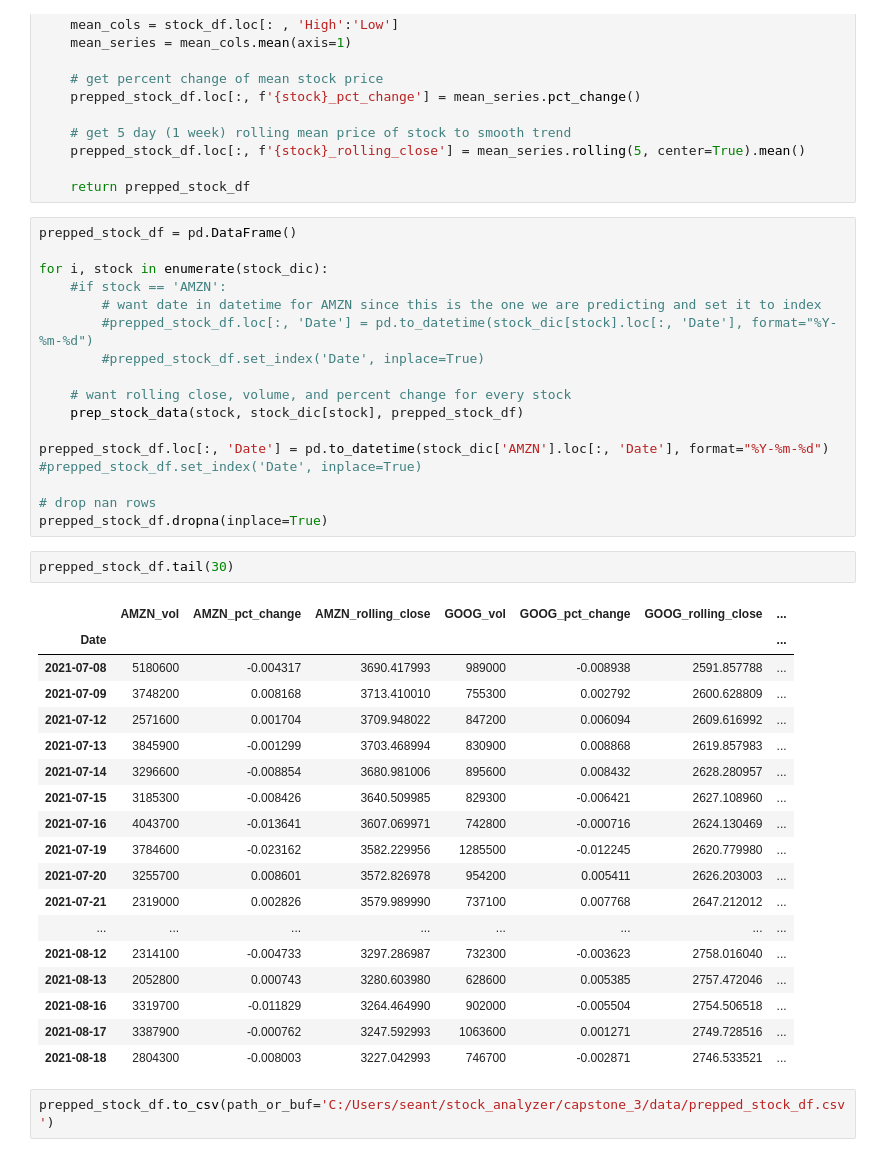
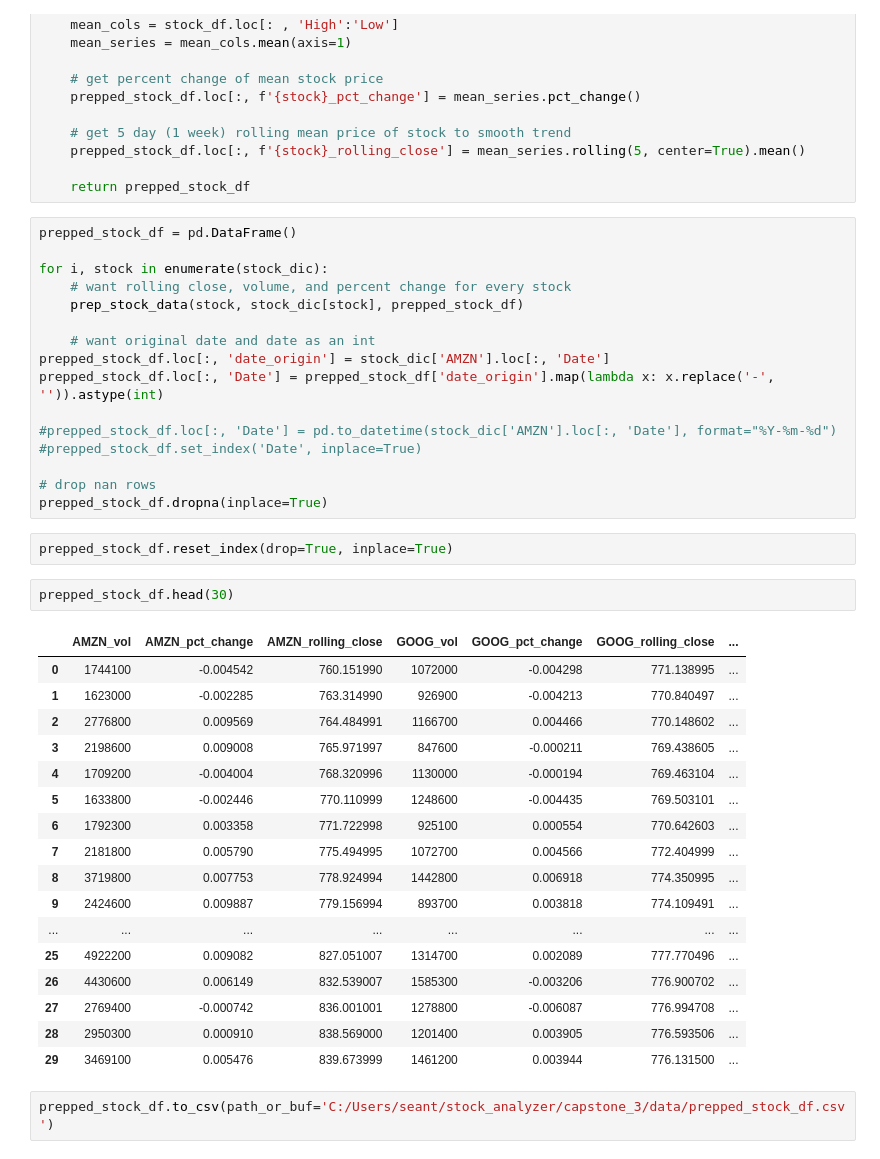
Before and after one commit to seantanken/GalvanizeRepo, a Jupyter notebook: stock_analyzer/data_prep.ipynb, the cells around one changed output. Cells and saved outputs as stored; diff of their text form.

Commit message:
finished data prep with correct date format and holdout set

```diff
--- a/stock_analyzer/data_prep.ipynb
+++ b/stock_analyzer/data_prep.ipynb
@@ -64,40 +64,40 @@ def prep_stock_data(stock, stock_df, prepped_stock_df):
 prepped_stock_df = pd.DataFrame()
 
 for i, stock in enumerate(stock_dic):
-    #if stock == 'AMZN':
-        # want date in datetime for AMZN since this is the one we are predicting and set it to index
-        #prepped_stock_df.loc[:, 'Date'] = pd.to_datetime(stock_dic[stock].loc[:, 'Date'], format="%Y-%m-%d")
-        #prepped_stock_df.set_index('Date', inplace=True)
-
     # want rolling close, volume, and percent change for every stock
     prep_stock_data(stock, stock_dic[stock], prepped_stock_df)
 
-prepped_stock_df.loc[:, 'Date'] = pd.to_datetime(stock_dic['AMZN'].loc[:, 'Date'], format="%Y-%m-%d")
+    # want original date and date as an int
+prepped_stock_df.loc[:, 'date_origin'] = stock_dic['AMZN'].loc[:, 'Date']
+prepped_stock_df.loc[:, 'Date'] = prepped_stock_df['date_origin'].map(lambda x: x.replace('-', '')).astype(int)
+
+#prepped_stock_df.loc[:, 'Date'] = pd.to_datetime(stock_dic['AMZN'].loc[:, 'Date'], format="%Y-%m-%d")
 #prepped_stock_df.set_index('Date', inplace=True)
 
 # drop nan rows
 prepped_stock_df.dropna(inplace=True)
+# %%
+prepped_stock_df.reset_index(drop=True, inplace=True)
 # %%
-prepped_stock_df.tail(30)
+prepped_stock_df.head(30)
 # %% [output]
 |  | AMZN_vol | AMZN_pct_change | AMZN_rolling_close | GOOG_vol | GOOG_pct_change | GOOG_rolling_close | ... |
-| Date |  |  |  |  |  |  | ... |
-| 2021-07-08 | 5180600 | -0.004317 | 3690.417993 | 989000 | -0.008938 | 2591.857788 | ... |
-| 2021-07-09 | 3748200 | 0.008168 | 3713.410010 | 755300 | 0.002792 | 2600.628809 | ... |
-| 2021-07-12 | 2571600 | 0.001704 | 3709.948022 | 847200 | 0.006094 | 2609.616992 | ... |
-| 2021-07-13 | 3845900 | -0.001299 | 3703.468994 | 830900 | 0.008868 | 2619.857983 | ... |
-| 2021-07-14 | 3296600 | -0.008854 | 3680.981006 | 895600 | 0.008432 | 2628.280957 | ... |
-| 2021-07-15 | 3185300 | -0.008426 | 3640.509985 | 829300 | -0.006421 | 2627.108960 | ... |
-| 2021-07-16 | 4043700 | -0.013641 | 3607.069971 | 742800 | -0.000716 | 2624.130469 | ... |
-| 2021-07-19 | 3784600 | -0.023162 | 3582.229956 | 1285500 | -0.012245 | 2620.779980 | ... |
-| 2021-07-20 | 3255700 | 0.008601 | 3572.826978 | 954200 | 0.005411 | 2626.203003 | ... |
-| 2021-07-21 | 2319000 | 0.002826 | 3579.989990 | 737100 | 0.007768 | 2647.212012 | ... |
+| 0 | 1744100 | -0.004542 | 760.151990 | 1072000 | -0.004298 | 771.138995 | ... |
+| 1 | 1623000 | -0.002285 | 763.314990 | 926900 | -0.004213 | 770.840497 | ... |
+| 2 | 2776800 | 0.009569 | 764.484991 | 1166700 | 0.004466 | 770.148602 | ... |
+| 3 | 2198600 | 0.009008 | 765.971997 | 847600 | -0.000211 | 769.438605 | ... |
+| 4 | 1709200 | -0.004004 | 768.320996 | 1130000 | -0.000194 | 769.463104 | ... |
+| 5 | 1633800 | -0.002446 | 770.110999 | 1248600 | -0.004435 | 769.503101 | ... |
+| 6 | 1792300 | 0.003358 | 771.722998 | 925100 | 0.000554 | 770.642603 | ... |
+| 7 | 2181800 | 0.005790 | 775.494995 | 1072700 | 0.004566 | 772.404999 | ... |
+| 8 | 3719800 | 0.007753 | 778.924994 | 1442800 | 0.006918 | 774.350995 | ... |
+| 9 | 2424600 | 0.009887 | 779.156994 | 893700 | 0.003818 | 774.109491 | ... |
 | ... | ... | ... | ... | ... | ... | ... | ... |
-| 2021-08-12 | 2314100 | -0.004733 | 3297.286987 | 732300 | -0.003623 | 2758.016040 | ... |
-| 2021-08-13 | 2052800 | 0.000743 | 3280.603980 | 628600 | 0.005385 | 2757.472046 | ... |
-| 2021-08-16 | 3319700 | -0.011829 | 3264.464990 | 902000 | -0.005504 | 2754.506518 | ... |
-| 2021-08-17 | 3387900 | -0.000762 | 3247.592993 | 1063600 | 0.001271 | 2749.728516 | ... |
-| 2021-08-18 | 2804300 | -0.008003 | 3227.042993 | 746700 | -0.002871 | 2746.533521 | ... |
+| 25 | 4922200 | 0.009082 | 827.051007 | 1314700 | 0.002089 | 777.770496 | ... |
+| 26 | 4430600 | 0.006149 | 832.539007 | 1585300 | -0.003206 | 776.900702 | ... |
+| 27 | 2769400 | -0.000742 | 836.001001 | 1278800 | -0.006087 | 776.994708 | ... |
+| 28 | 2950300 | 0.000910 | 838.569000 | 1201400 | 0.003905 | 776.593506 | ... |
+| 29 | 3469100 | 0.005476 | 839.673999 | 1461200 | 0.003944 | 776.131500 | ... |
 # %%
 prepped_stock_df.to_csv(path_or_buf='C:/Users/seant/stock_analyzer/capstone_3/data/prepped_stock_df.csv')
 # %%
```
Also changed, not shown: parts of 1 cell of this notebook, 5 other files.
